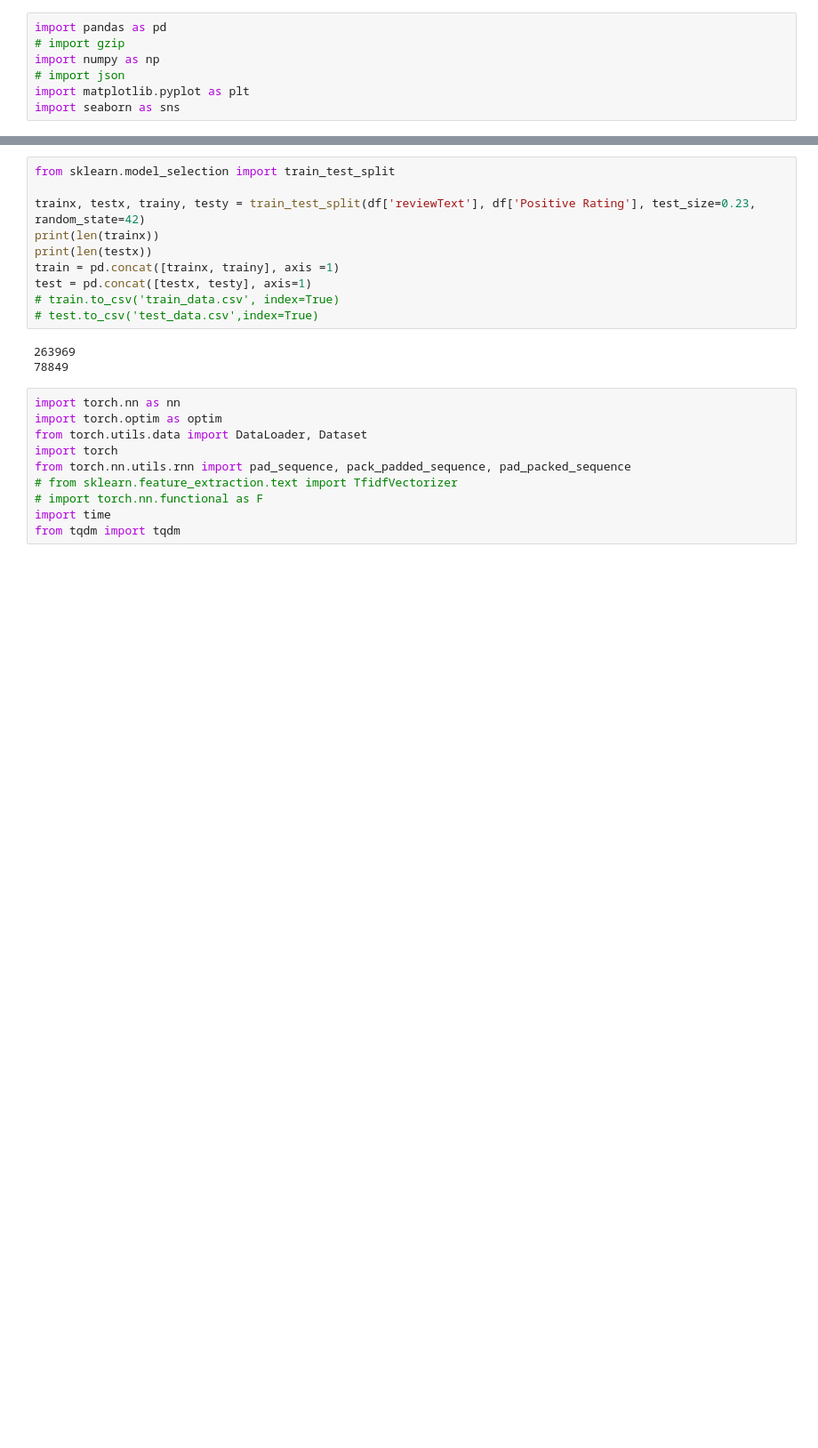
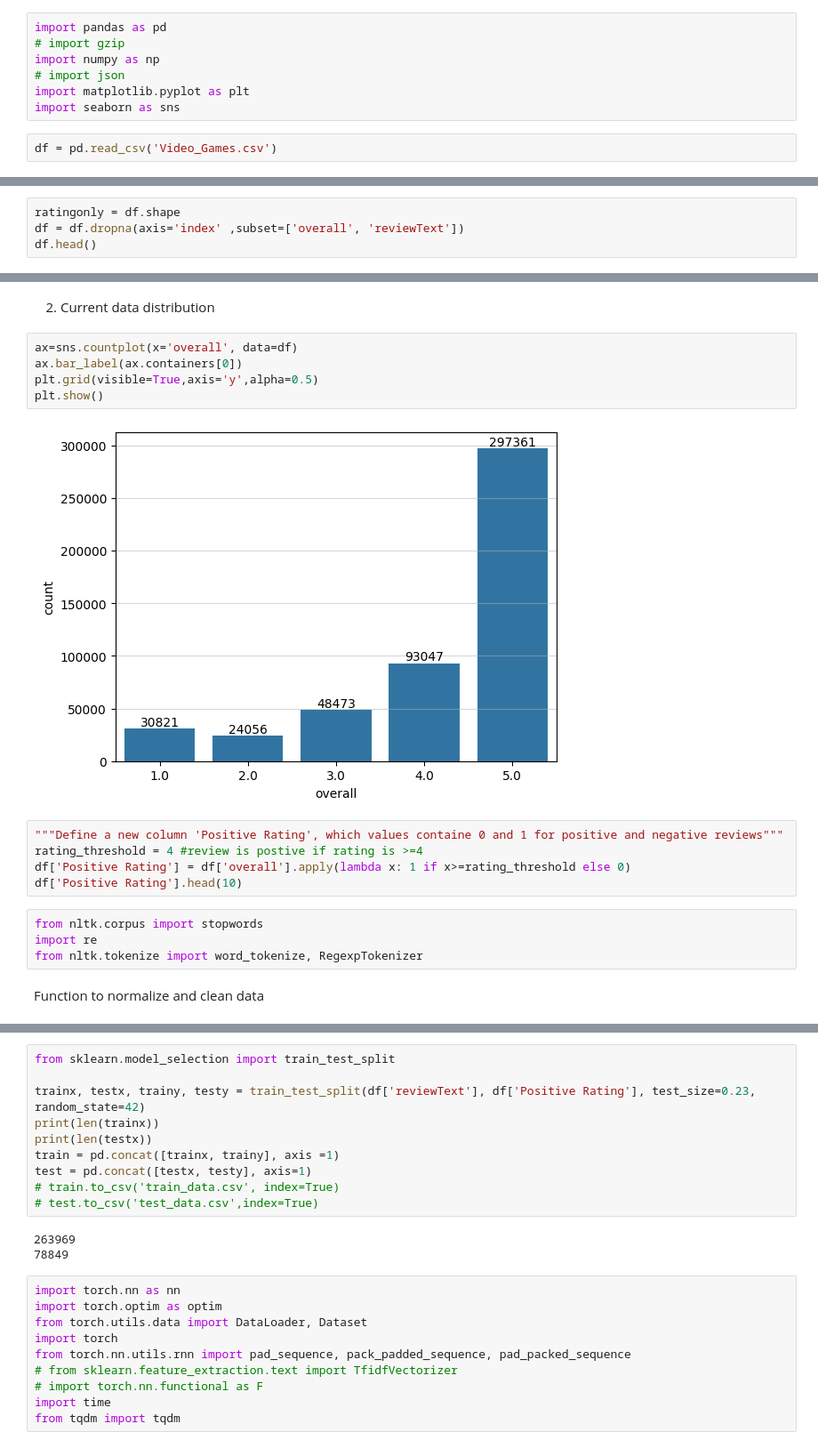
Before and after one commit to chymchym1905/Amazon-reviews-sentiment-classification, a Jupyter notebook: main.ipynb, the cells around one changed output, grey strips where cells are left out. Shown at 89% size. Saved outputs shown, nothing was run; the diff lists cells and outputs as text; blank space fills up the shorter version.

Commit message:
models and graphs

```diff
--- a/main.ipynb
+++ b/main.ipynb
@@ -5,3 +5,5 @@ import numpy as np
 # import json
 import matplotlib.pyplot as plt
 import seaborn as sns
+# %%
+df = pd.read_csv('Video_Games.csv')
@@ -7,0 +33,4 @@ import seaborn as sns
+# %%
+ratingonly = df.shape
+df = df.dropna(axis='index' ,subset=['overall', 'reviewText'])
+df.head()
@@ -7,0 +44,20 @@ import seaborn as sns
+# %% [markdown]
+2. Current data distribution
+# %%
+ax=sns.countplot(x='overall', data=df)
+ax.bar_label(ax.containers[0])
+plt.grid(visible=True,axis='y',alpha=0.5)
+plt.show()
+# %% [output]
+[figure, added]
+# %%
+"""Define a new column 'Positive Rating', which values containe 0 and 1 for positive and negative reviews"""
+rating_threshold = 4 #review is postive if rating is >=4
+df['Positive Rating'] = df['overall'].apply(lambda x: 1 if x>=rating_threshold else 0)
+df['Positive Rating'].head(10)
+# %%
+from nltk.corpus import stopwords
+import re
+from nltk.tokenize import word_tokenize, RegexpTokenizer
+# %% [markdown]
+Function to normalize and clean data
```
Also changed, not shown: parts of 43 cells of this notebook, 15 other files.
